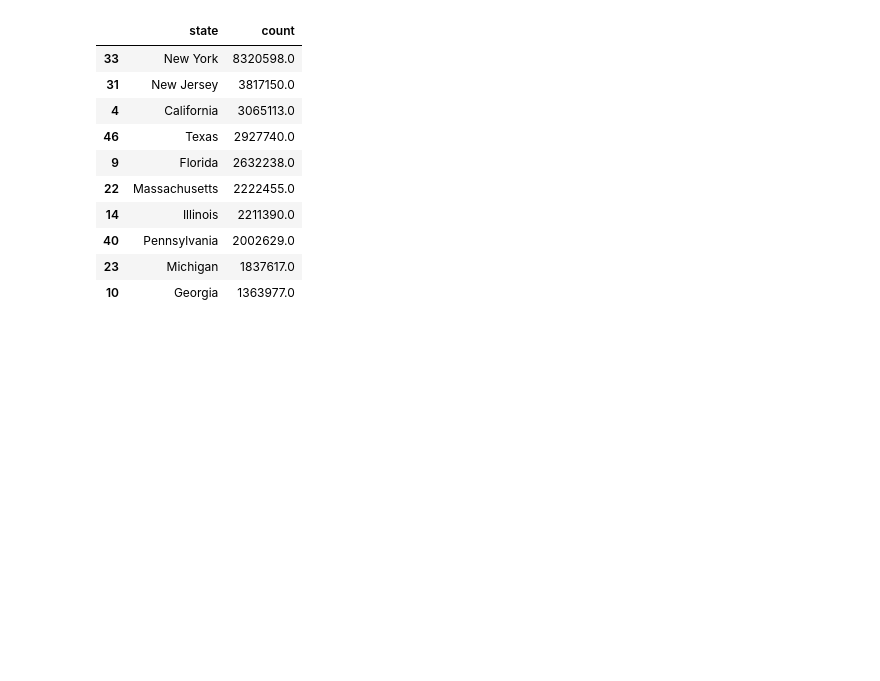
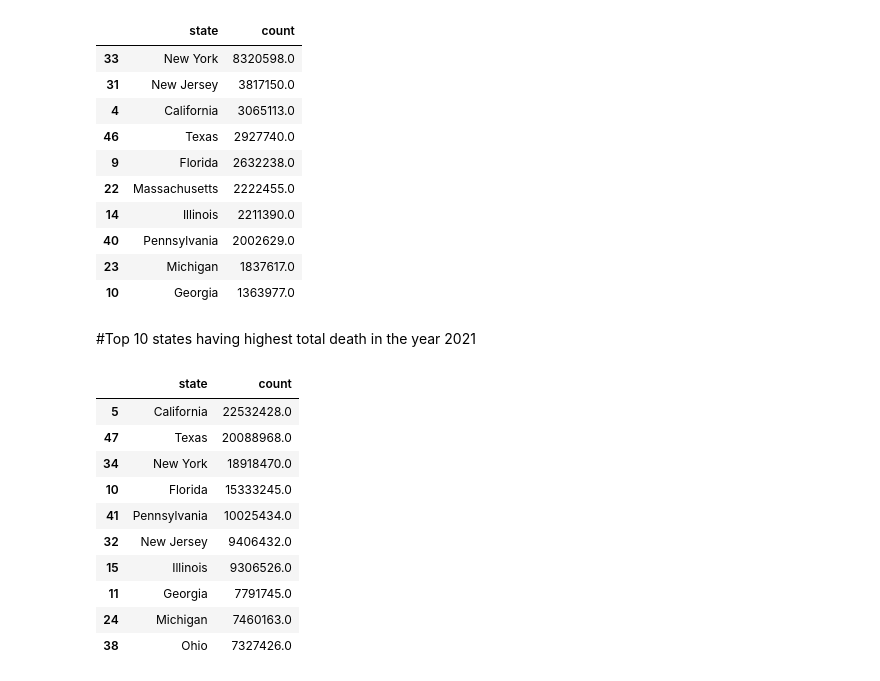
Before and after one commit to aswinudhesh/Data-Analytics, a Jupyter notebook: Corona_Vaccine.ipynb, the cells around one changed output. Cells and saved outputs as stored; diff of their text form; code cells hidden in the pictures; blank space fills up the shorter version.

```diff
--- a/Corona_Vaccine.ipynb
+++ b/Corona_Vaccine.ipynb
@@ -12,8 +12,8 @@ import datetime
 from IPython.core.interactiveshell import InteractiveShell
 InteractiveShell.ast_node_interactivity = "all"
 # %%
-df1 = pd.read_csv('/us-counties-recent.csv')
-df2 = pd.read_csv('/us-counties.csv')
+df1 = pd.read_csv('/content/drive/MyDrive/dataset/dataset_csv/dataset-covid-2/us-counties-recent.csv')
+df2 = pd.read_csv('/content/drive/MyDrive/dataset/dataset_csv/dataset-covid-2/us-counties.csv')
 df1.head(5)
 df2.head()
 # %% [output]
@@ -65,3 +65,26 @@ df_top10_2020.head(10)
 | 40 | Pennsylvania | 2002629.0 |
 | 23 | Michigan | 1837617.0 |
 | 10 | Georgia | 1363977.0 |
+# %% [markdown]
+#Top 10 states having highest total death in the year 2021
+# %%
+def getyear(row):
+  return datetime.datetime.strptime(row["date"], "%Y-%m-%d").year # Call strptime from the datetime class
+
+df_new["year"] = df_new.apply(getyear, axis=1)
+df_in2021 = df_new.where(df_new["year"] == 2021)
+df_top10 = df_in2021.groupby(["state"])["deaths"].sum().to_frame("count").reset_index()
+df_top10_2021 = df_top10.sort_values(by="count", ascending=False)
+df_top10_2021.head(10)
+# %% [output]
+|  | state | count |
+| 5 | California | 22532428.0 |
+| 47 | Texas | 20088968.0 |
+| 34 | New York | 18918470.0 |
+| 10 | Florida | 15333245.0 |
+| 41 | Pennsylvania | 10025434.0 |
+| 32 | New Jersey | 9406432.0 |
+| 15 | Illinois | 9306526.0 |
+| 11 | Georgia | 7791745.0 |
+| 24 | Michigan | 7460163.0 |
+| 38 | Ohio | 7327426.0 |
```
Also changed, not shown: parts of 2 cells of this notebook.
